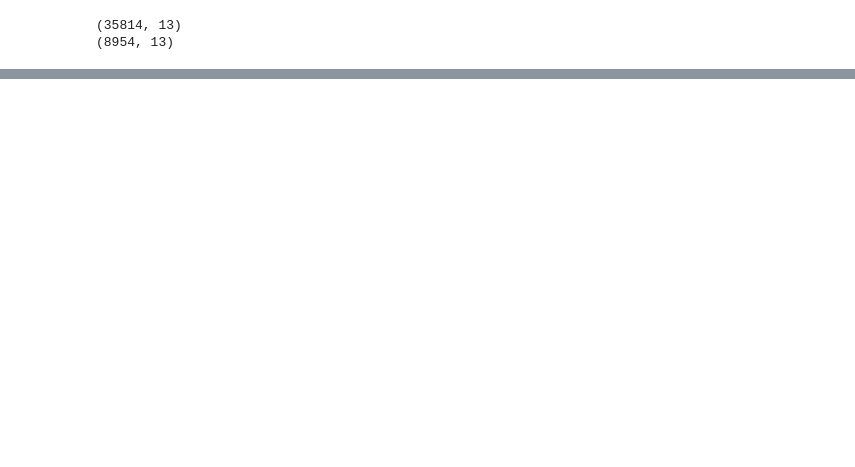
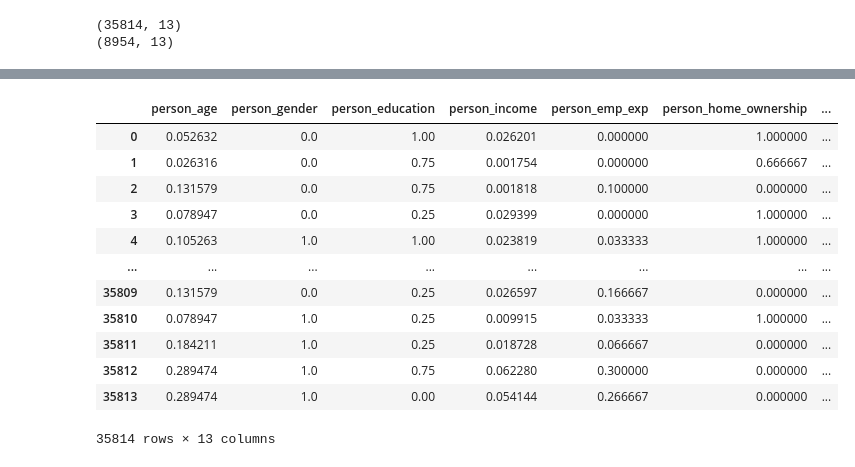
Before and after one commit to DileepSathya/first_end_to_end_ML, a Jupyter notebook: research/data_engineering.ipynb, the cells around one changed output, grey strips where cells are left out. Saved outputs shown, nothing was run; the diff lists cells and outputs as text; code cells hidden in the pictures; blank space fills up the shorter version.

```diff
--- a/research/data_engineering.ipynb
+++ b/research/data_engineering.ipynb
@@ -92,0 +174,19 @@ ValueError: y contains previously unseen labels: 'male'
+# %%
+
+y_train=train["loan_status"]
+import pandas as pd
+from sklearn.preprocessing import MinMaxScaler
+
+# Assuming x_train and y_train are already defined
+scaler = MinMaxScaler()
+scaled_data = scaler.fit_transform(x_train)
+
+"""scaled_data=pd.DataFrame(scaled_data)
+
+y_train=pd.DataFrame(y_train)"""
+
+scaled_data = pd.DataFrame(scaled_data, columns=x_train.columns)  # Ensure it has feature names
+y_train = pd.DataFrame(y_train, columns=["loan_status"])
+
+combined_df = pd.concat([scaled_data, y_train], axis=1)
+combined_df.head()
@@ -92,0 +223,21 @@ ValueError: y contains previously unseen labels: 'male'
+# %%
+# Save the DataFrame to a CSV file
+combined_df.to_csv("scaled_data_with_target.csv", index=False)
+
+# Read the CSV file back into a DataFrame
+df = pd.read_csv("scaled_data_with_target.csv")
+df
+# %% [output]
+|  | person_age | person_gender | person_education | person_income | person_emp_exp | person_home_ownership | ... |
+| 0 | 0.052632 | 0.0 | 1.00 | 0.026201 | 0.000000 | 1.000000 | ... |
+| 1 | 0.026316 | 0.0 | 0.75 | 0.001754 | 0.000000 | 0.666667 | ... |
+| 2 | 0.131579 | 0.0 | 0.75 | 0.001818 | 0.100000 | 0.000000 | ... |
+| 3 | 0.078947 | 0.0 | 0.25 | 0.029399 | 0.000000 | 1.000000 | ... |
+| 4 | 0.105263 | 1.0 | 1.00 | 0.023819 | 0.033333 | 1.000000 | ... |
+| ... | ... | ... | ... | ... | ... | ... | ... |
+| 35809 | 0.131579 | 0.0 | 0.25 | 0.026597 | 0.166667 | 0.000000 | ... |
+| 35810 | 0.078947 | 1.0 | 0.25 | 0.009915 | 0.033333 | 1.000000 | ... |
+| 35811 | 0.184211 | 1.0 | 0.25 | 0.018728 | 0.066667 | 0.000000 | ... |
+| 35812 | 0.289474 | 1.0 | 0.75 | 0.062280 | 0.300000 | 0.000000 | ... |
+| 35813 | 0.289474 | 1.0 | 0.00 | 0.054144 | 0.266667 | 0.000000 | ... |
+35814 rows × 13 columns
```
Also changed, not shown: parts of 14 cells of this notebook, 7 other files.
